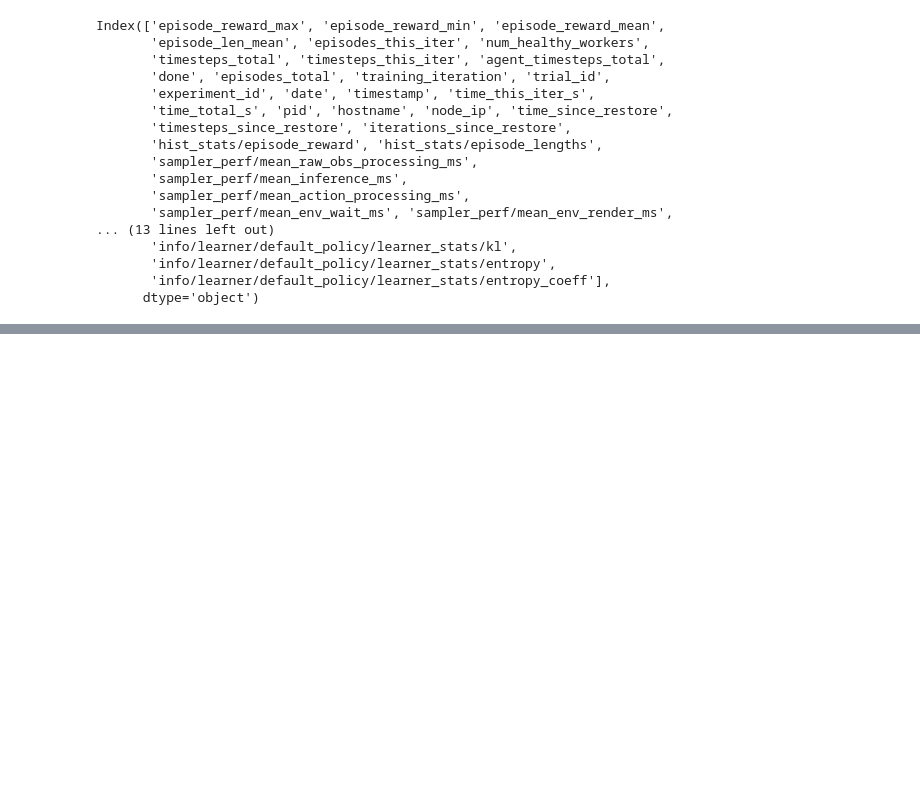
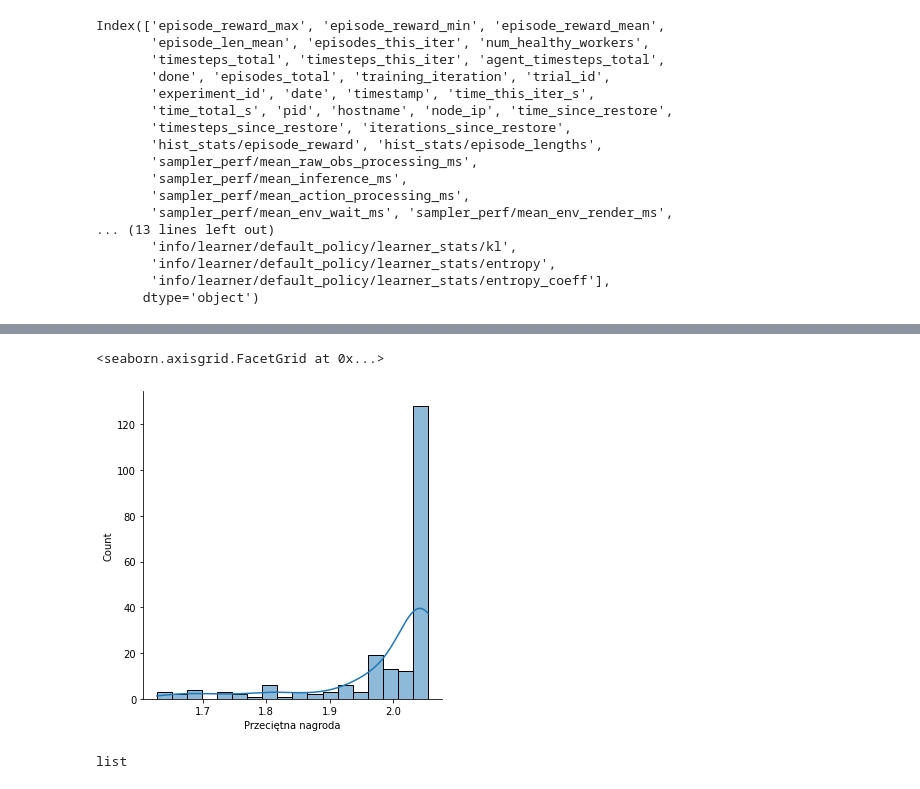
Before and after one commit to MilkSilk/masters_thesis, a Jupyter notebook: game_balance/src/figure_generation.ipynb, the cells around one changed output, grey strips where cells are left out. Cells and saved outputs as stored; diff of their text form; code cells hidden in the pictures; blank space fills up the shorter version.

```diff
--- a/game_balance/src/figure_generation.ipynb
+++ b/game_balance/src/figure_generation.ipynb
@@ -190,0 +192,10 @@ sns.relplot(
+# %%
+sns.displot(data=plot_data, x="Przeciętna nagroda", kde=True)
+# %% [output]
+<seaborn.axisgrid.FacetGrid at 0x...>
+[figure, added]
+# %%
+plot_data['hist_stats/episode_reward'] = plot_data['hist_stats/episode_reward'].apply(lambda x: eval(x))
+type(plot_data['hist_stats/episode_reward'][0])
+# %% [output]
+list
```
Also changed, not shown: parts of 9 cells of this notebook.
